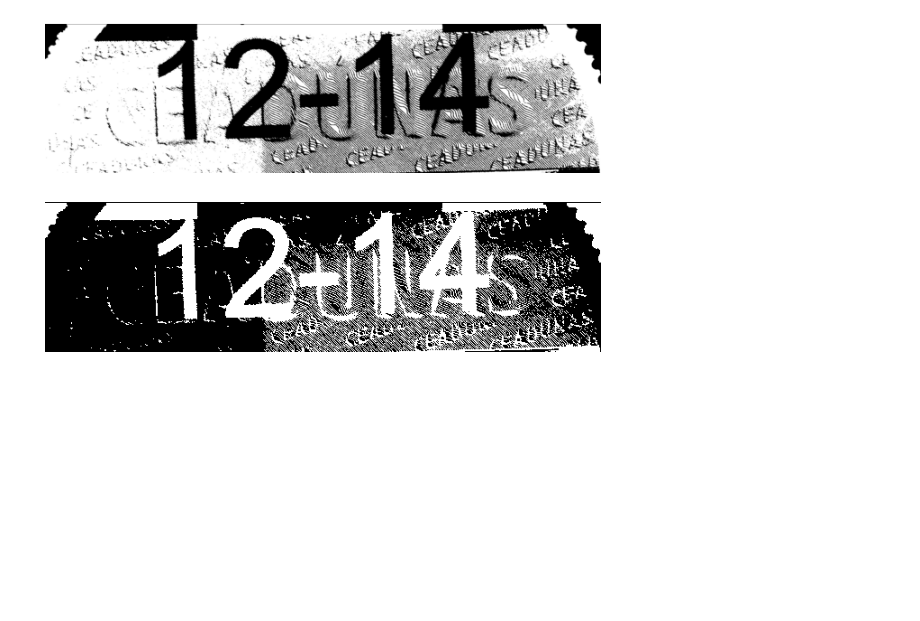
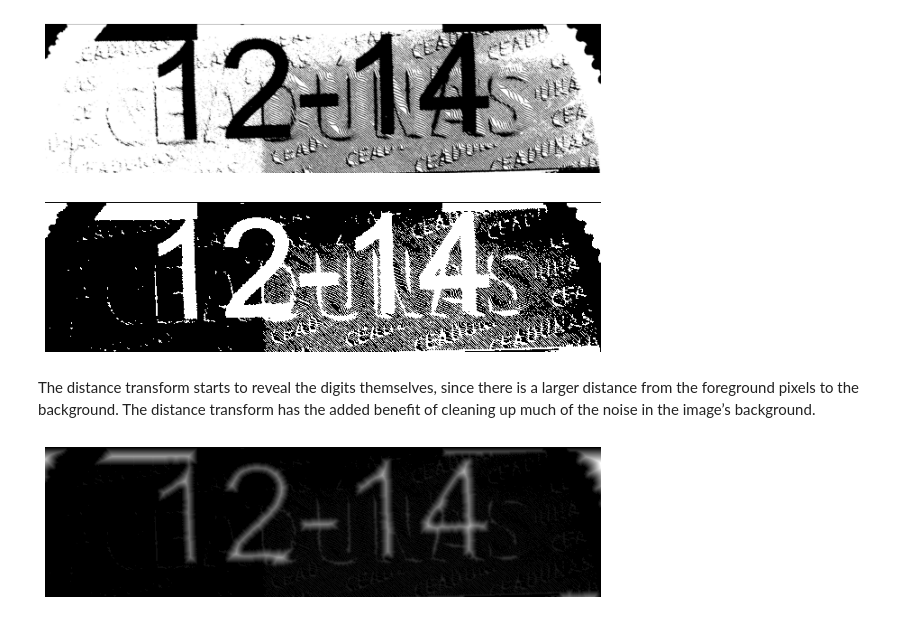
Before and after one commit to rahiakela/computer-vision-research-and-practice, a Jupyter notebook: opencv-projects-and-guide/ocr-with-opencv-and-tesseract/08_improving_ocr_with_image_processing.ipynb, the cells around one changed output. Cells and saved outputs as stored; diff of their text form; code cells hidden in the pictures; blank space fills up the shorter version.

```diff
--- a/opencv-projects-and-guide/ocr-with-opencv-and-tesseract/08_improving_ocr_with_image_processing.ipynb
+++ b/opencv-projects-and-guide/ocr-with-opencv-and-tesseract/08_improving_ocr_with_image_processing.ipynb
@@ -124,3 +147,18 @@ thresh = cv2.threshold(gray, 0, 255, cv2.THRESH_BINARY_INV | cv2.THRESH_OTSU)[1]
 img_display(thresh)
 # %% [output]
 [figure]
+# %% [markdown]
+The distance transform starts to reveal the digits themselves, since there is a larger
+distance from the foreground pixels to the background. The distance transform has the added
+benefit of cleaning up much of the noise in the image’s background.
+# %%
+# apply a distance transform
+dist = cv2.distanceTransform(thresh, cv2.DIST_L2, 5)
+
+# normalize the distance transform
+dist = cv2.normalize(dist, dist, 0, 1.0, cv2.NORM_MINMAX)
+dist = (dist * 255).astype("uint8")
+
+img_display(dist)
+# %% [output]
+[figure, added]
```
Also changed, not shown: parts of 14 cells of this notebook.
